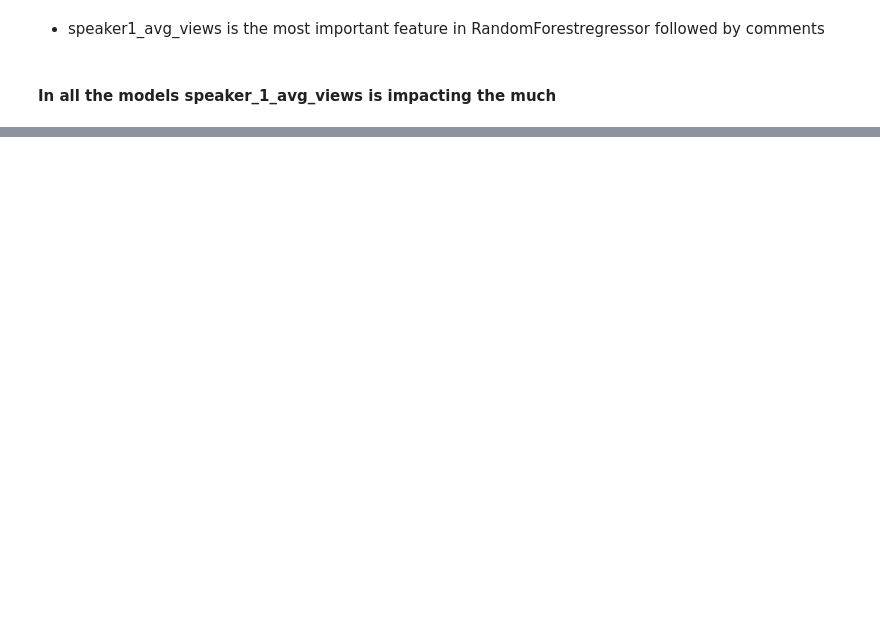
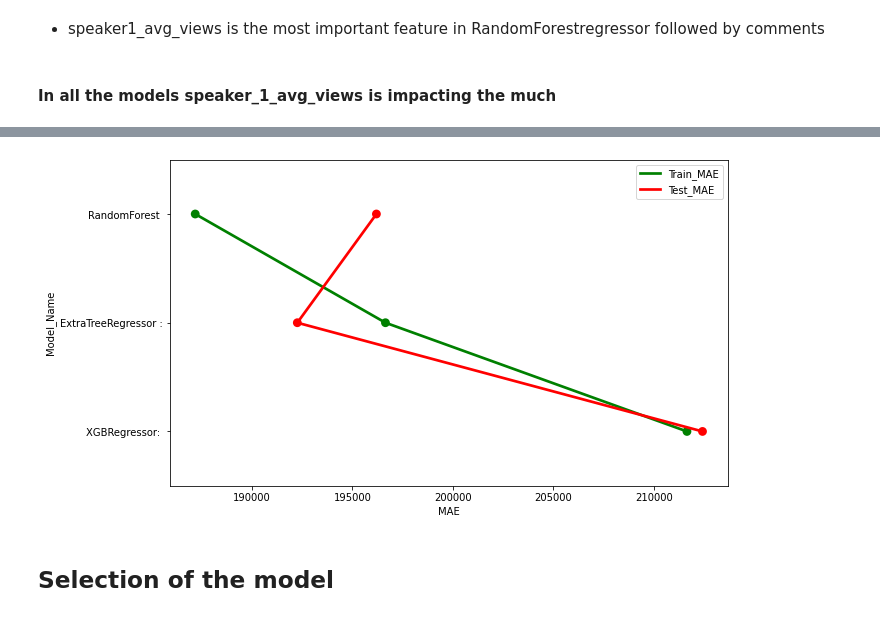
Before and after one commit to Rajesh1505/Ted_Talk_Views_Prediction-Capstone_Project_2, a Jupyter notebook: Ted_Talk_Views_Prediction_Rajesh_Kumar_Patel.ipynb, the cells around one changed output, grey strips where cells are left out. Cells and saved outputs as stored; diff of their text form; code cells hidden in the pictures; blank space fills up the shorter version.

```diff
--- a/Ted_Talk_Views_Prediction_Rajesh_Kumar_Patel.ipynb
+++ b/Ted_Talk_Views_Prediction_Rajesh_Kumar_Patel.ipynb
@@ -1257,0 +1289,13 @@ plt.show()
+# %%
+#visualize MAE score of training and testing dataset
+plt.figure(figsize=(10,6))
+ax = plt.subplot()
+sns.pointplot(x='MAE_train',y='Model_Name',color='green',labels=('MAE_train'),data=comparision_df)
+sns.pointplot(x='MAE_test',y='Model_Name',color='red',labels=('MAE_test'),data=comparision_df)
+plt.xlabel('MAE')
+plt.legend(handles=ax.lines[::len(comparision_df)+1], labels=["Train_MAE","Test_MAE"])
+plt.show()
+# %% [output]
+[figure, added]
+# %% [markdown]
+## **Selection of the model**
```
Also changed, not shown: parts of 31 cells of this notebook.
